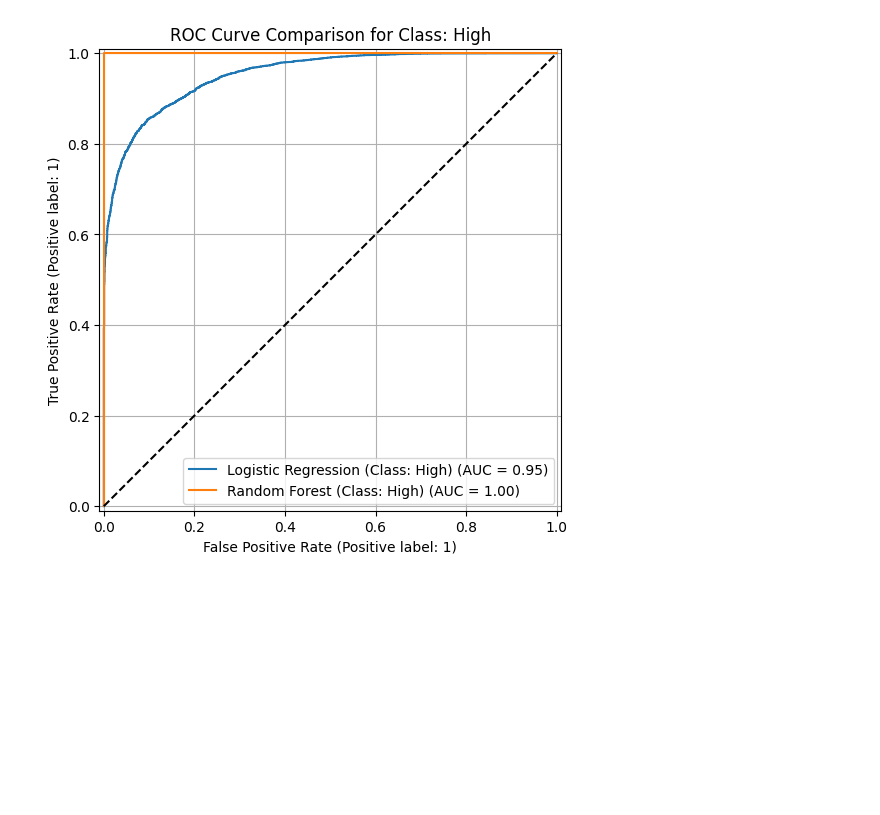
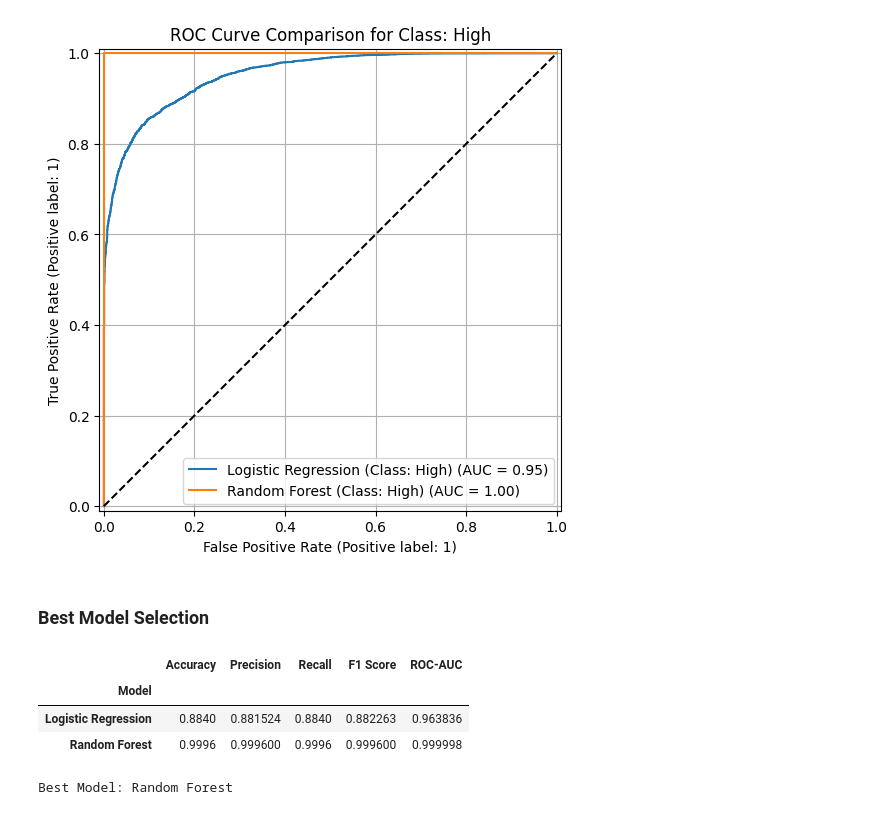
Before and after one commit to mdzubayereashraf/Ostad-AI-Engineering-Course-Assignments, a Jupyter notebook: Assignmen_No_11(Diabetes_Prediction).ipynb, the cells around one changed output. Cells and saved outputs as stored; diff of their text form; code cells hidden in the pictures; blank space fills up the shorter version.

```diff
--- a/Assignmen_No_11(Diabetes_Prediction).ipynb
+++ b/Assignmen_No_11(Diabetes_Prediction).ipynb
@@ -662,3 +664,55 @@ plt.grid()
 plt.show()
 # %% [output]
 [figure]
+# %% [markdown]
+### **Best Model Selection**
+# %%
+results = pd.DataFrame({
+    "Model": [
+        "Logistic Regression",
+        "Random Forest"
+    ],
+
+    "Accuracy": [
+        lr_accuracy,
+        rf_accuracy
+    ],
+
+    "Precision": [
+        lr_precision,
+        rf_precision
+    ],
+
+    "Recall": [
+        lr_recall,
+        rf_recall
+    ],
+
+    "F1 Score": [
+        lr_f1,
+        rf_f1
+    ],
+
+    "ROC-AUC": [
+        lr_auc,
+        rf_auc
+    ]
+})
+
+results.set_index("Model")
+# %% [output]
+|  | Accuracy | Precision | Recall | F1 Score | ROC-AUC |
+| Model |  |  |  |  |  |
+| Logistic Regression | 0.8840 | 0.881524 | 0.8840 | 0.882263 | 0.963836 |
+| Random Forest | 0.9996 | 0.999600 | 0.9996 | 0.999600 | 0.999998 |
+# %%
+if rf_auc > lr_auc:
+    best_model = best_rf_model
+    best_model_name = "Random Forest"
+else:
+    best_model =best_rf_model
+    best_model_name = "Logistic Regression"
+
+print("Best Model:", best_model_name)
+# %% [output]
+Best Model: Random Forest
```
Also changed, not shown: parts of 2 cells of this notebook.
